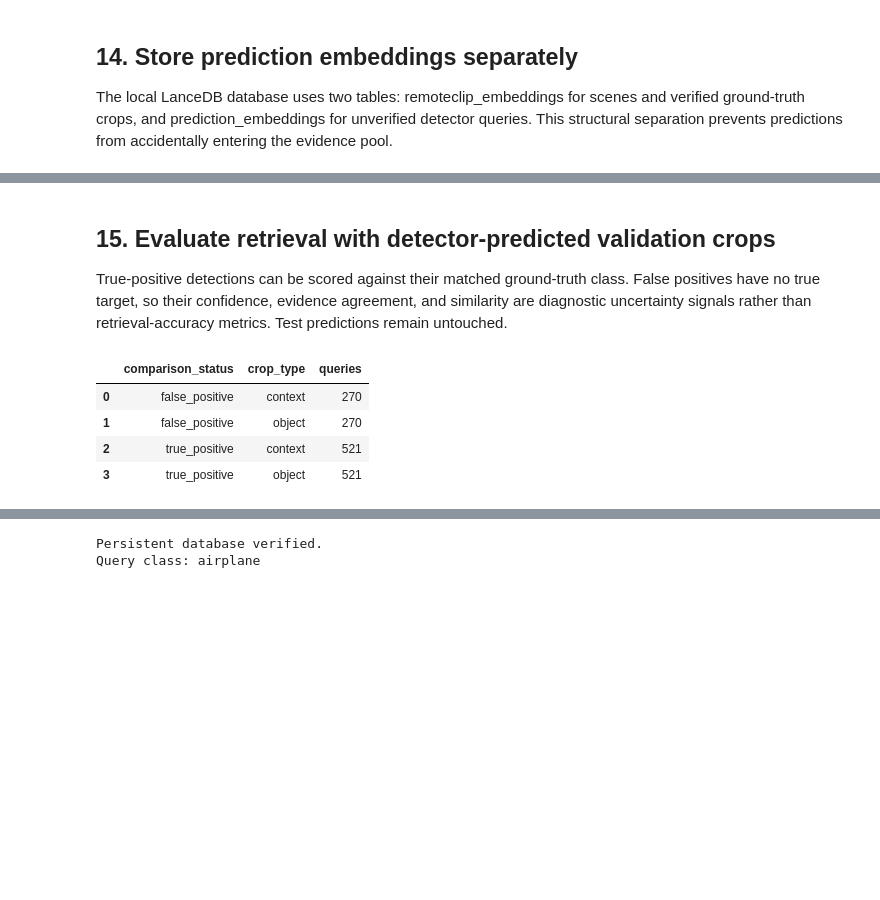
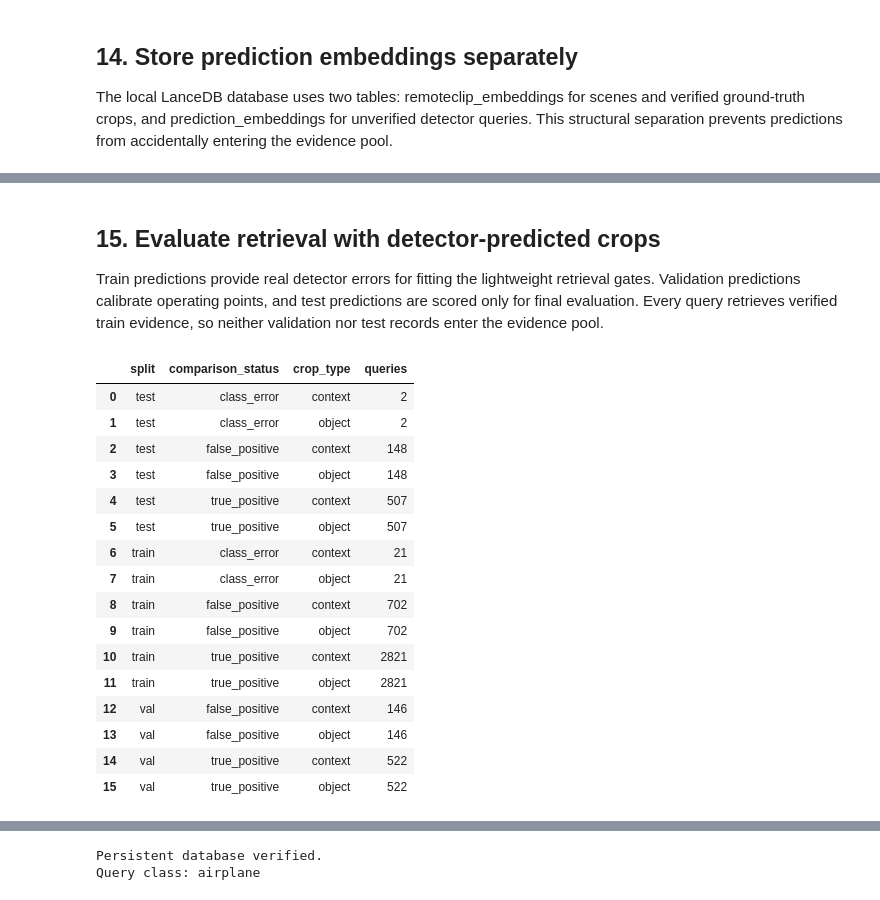
Before and after one commit to terriljoel/retrieval-grounded-remote-sensing, a Jupyter notebook: notebooks/04_create_remoteclip_lancedb.ipynb, the cells around one changed output, grey strips where cells are left out. Cells and saved outputs as stored; diff of their text form; code cells hidden in the pictures; blank space fills up the shorter version.

```diff
--- a/notebooks/04_create_remoteclip_lancedb.ipynb
+++ b/notebooks/04_create_remoteclip_lancedb.ipynb
@@ -2614,7 +2457,7 @@ display(
 # %% [markdown]
-## 15. Evaluate retrieval with detector-predicted validation crops
+## 15. Evaluate retrieval with detector-predicted crops
 
-True-positive detections can be scored against their matched ground-truth class. False positives have no true target, so their confidence, evidence agreement, and similarity are diagnostic uncertainty signals rather than retrieval-accuracy metrics. Test predictions remain untouched.
+Train predictions provide real detector errors for fitting the lightweight retrieval gates. Validation predictions calibrate operating points, and test predictions are scored only for final evaluation. Every query retrieves verified train evidence, so neither validation nor test records enter the evidence pool.
 # %%
 import json
 
@@ -2766,34 +2610,34 @@ def evaluate_prediction_retrieval(
         ),
     }
 # %%
-validation_prediction_queries = (
-    prediction_embedding_metadata[
-        prediction_embedding_metadata["split"]
-        == "val"
-    ]
-    .copy()
-)
+evaluation_prediction_queries = prediction_embedding_metadata.copy()
 
-assert len(validation_prediction_queries) == 1582
-assert set(
-    validation_prediction_queries[
-        "comparison_status"
-    ]
-) == {"true_positive", "false_positive"}
+expected_evaluation_embeddings = 2 * len(prediction_records)
+if len(evaluation_prediction_queries) != expected_evaluation_embeddings:
+    raise RuntimeError("Evaluation query count does not match predictions")
 
 display(
-    validation_prediction_queries.groupby(
-        ["comparison_status", "crop_type"]
-    )
-    .size()
-    .rename("queries")
-    .reset_index()
+    evaluation_prediction_queries.groupby(
+        ["split", "comparison_status", "crop_type"]
+    ).size().rename("queries").reset_index()
 )
 # %% [output]
-|  | comparison_status | crop_type | queries |
-| 0 | false_positive | context | 270 |
-| 1 | false_positive | object | 270 |
-| 2 | true_positive | context | 521 |
-| 3 | true_positive | object | 521 |
+|  | split | comparison_status | crop_type | queries |
+| 0 | test | class_error | context | 2 |
+| 1 | test | class_error | object | 2 |
+| 2 | test | false_positive | context | 148 |
+| 3 | test | false_positive | object | 148 |
+| 4 | test | true_positive | context | 507 |
+| 5 | test | true_positive | object | 507 |
+| 6 | train | class_error | context | 21 |
+| 7 | train | class_error | object | 21 |
+| 8 | train | false_positive | context | 702 |
+| 9 | train | false_positive | object | 702 |
+| 10 | train | true_positive | context | 2821 |
+| 11 | train | true_positive | object | 2821 |
+| 12 | val | false_positive | context | 146 |
+| 13 | val | false_positive | object | 146 |
+| 14 | val | true_positive | context | 522 |
+| 15 | val | true_positive | object | 522 |
 # %%
 prediction_evaluation_rows = []
```
Also changed, not shown: parts of 47 cells of this notebook, 15 other files.
